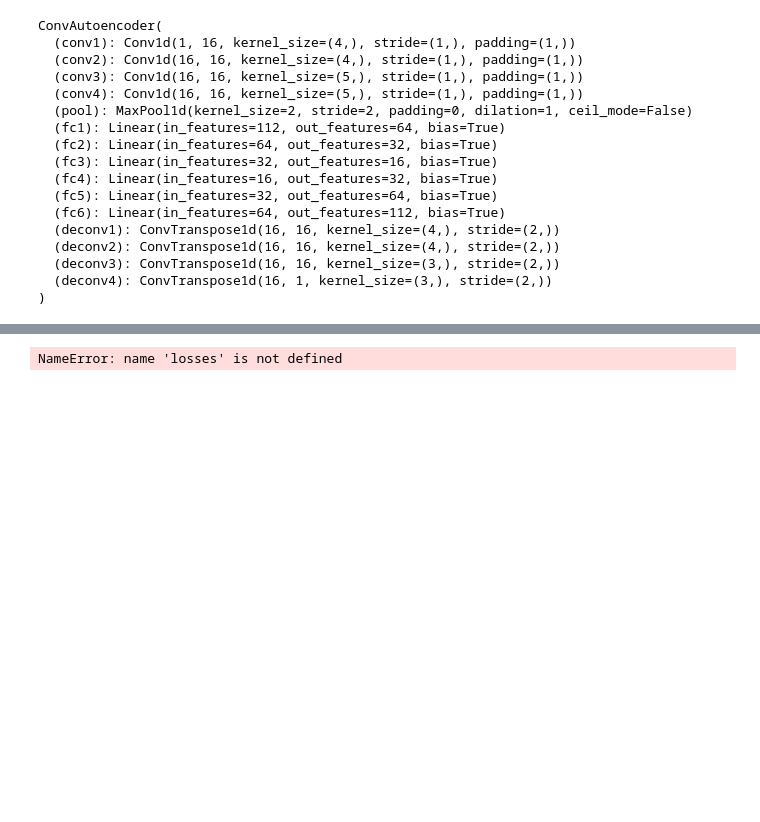
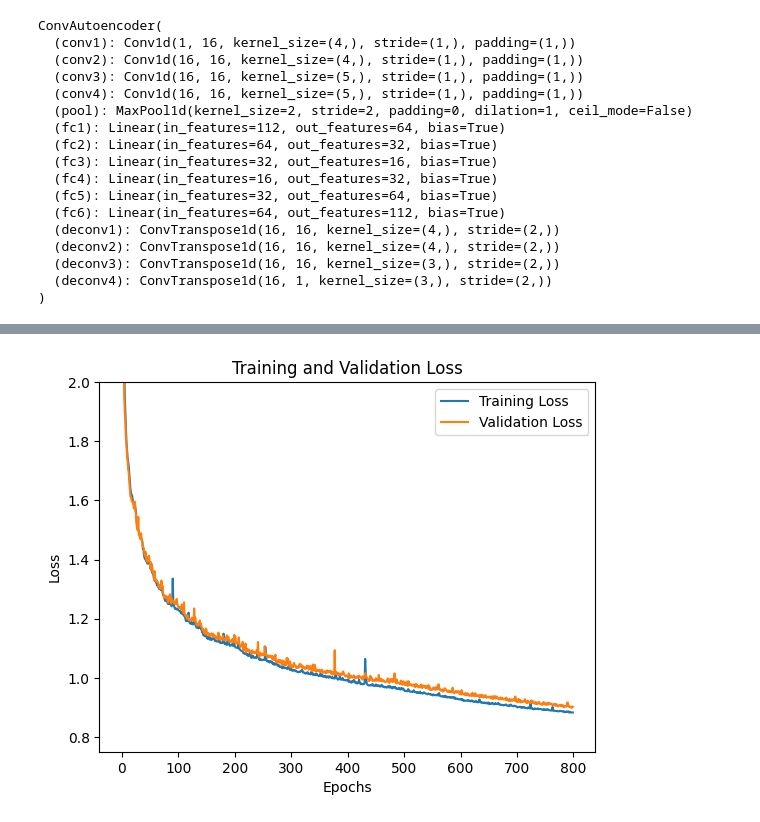
Before and after one commit to harrypenguin/Astrostatistics-Models, a Jupyter notebook: ConvAutoencoder.ipynb, the cells around one changed output, grey strips where cells are left out. Drawn from its saved outputs; the diff is of its cells as text; code cells hidden in the pictures; blank space fills up the shorter version.

```diff
--- a/ConvAutoencoder.ipynb
+++ b/ConvAutoencoder.ipynb
@@ -244,12 +244,14 @@ plt.legend(['Reconstructed', 'Original'])
 # %%
 plt.plot(losses, label='Training Loss')
 plt.plot(val_losses, label='Validation Loss')
 plt.xlabel('Epochs')
 plt.ylabel('Loss')
-plt.ylim(0,2)
+plt.ylim(0.75,2)
 plt.title('Training and Validation Loss')
 plt.legend()
 plt.show()
+
+np.save('AE Losses/32lat0.917loss.npy', val_losses)
 # %% [output]
-NameError: name 'losses' is not defined
+[figure, added]
 # %%
```
Also changed, not shown: parts of 6 cells of this notebook, 2 other files.
